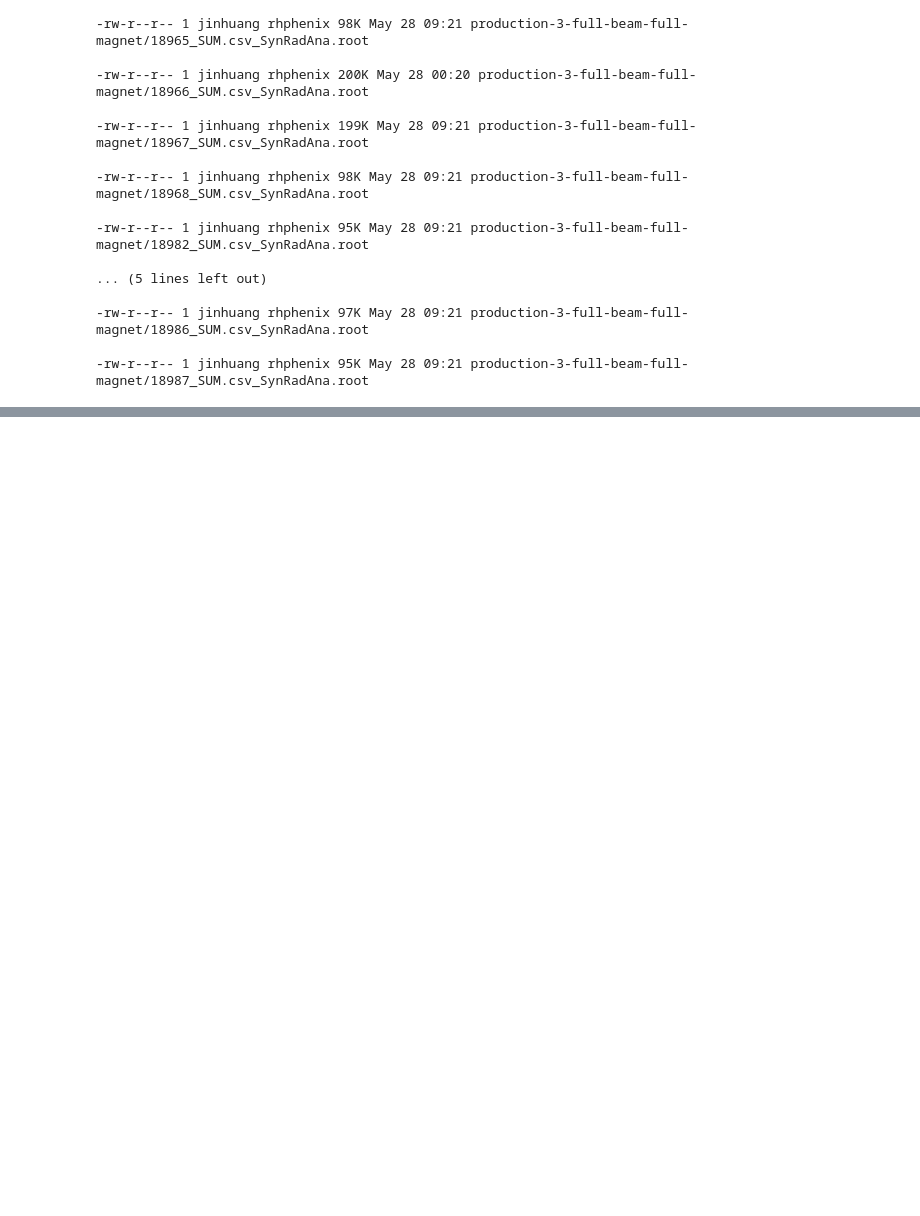
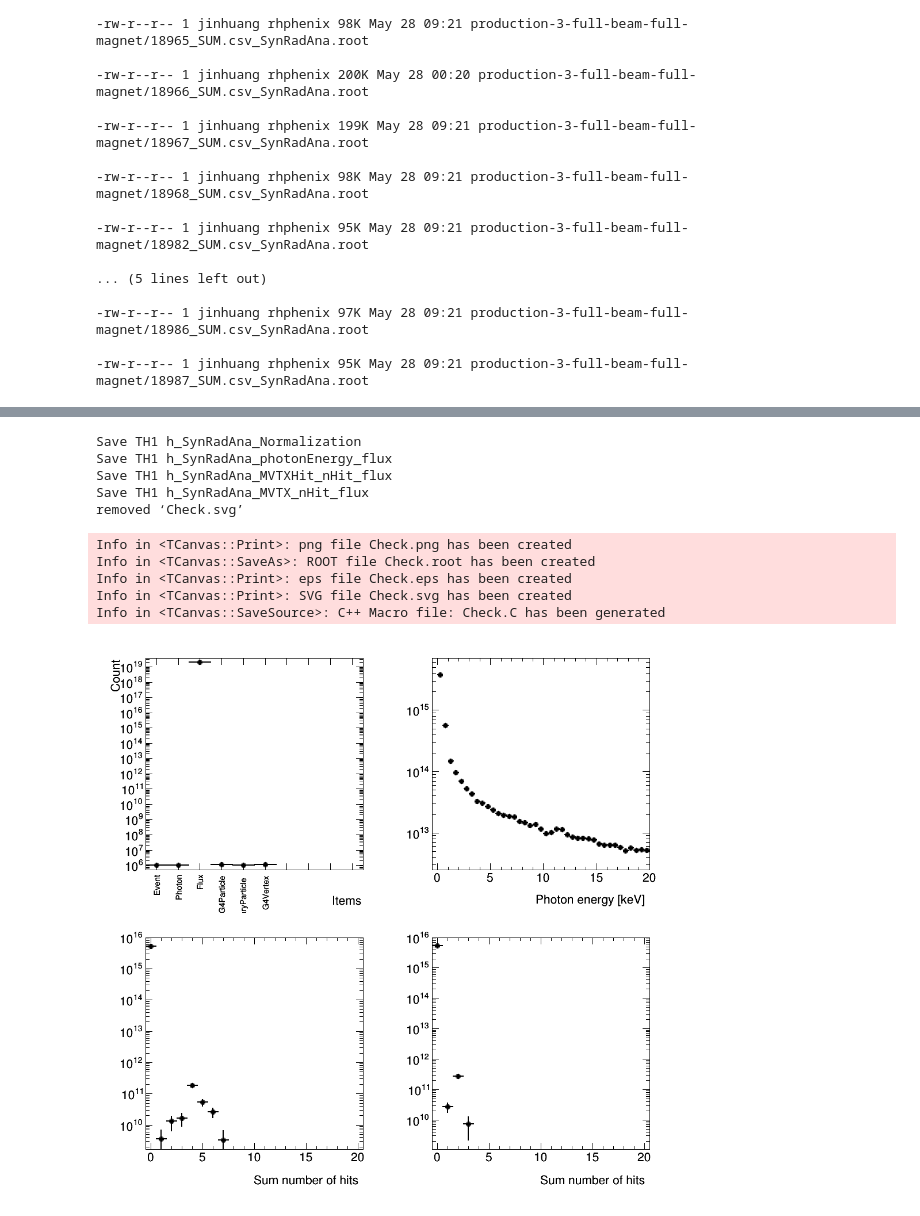
Before and after one commit to blackcathj/SynRad, a Jupyter notebook: RateCalculation.ipynb, the cells around one changed output, grey strips where cells are left out. Cells and saved outputs as stored; diff of their text form; code cells hidden in the pictures; blank space fills up the shorter version.

```diff
--- a/RateCalculation.ipynb
+++ b/RateCalculation.ipynb
@@ -145,0 +197,11 @@ Warning in <TCanvas::Constructor>: Deleting canvas with same name: Check
+# %%
+facet = 18966
+
+joint_file = os.path.join(base_dir, f'{facet}_SUM.csv_SynRadAna.root')
+facet_flux_noarmlized = df_facets.loc[facet,'Flux']
+facet_phi_ave = df_facets.loc[facet,'Phi']
+
+root_file = ROOT.TFile.Open(joint_file)
+h_SynRadAna_Normalization = root_file.Get('h_SynRadAna_Normalization')
+facet_flux_noarmlization_scale = facet_flux_noarmlized / h_SynRadAna_Normalization.GetBinContent(3);
+print(f'Facet {facet} scale = {facet_flux_noarmlization_scale:.2e} @ phi = {facet_phi_ave:.2f}')
@@ -145,0 +222,65 @@ Warning in <TCanvas::Constructor>: Deleting canvas with same name: Check
+# %%
+c1 = ROOT.TCanvas( 'Check', 'Check', 1000, 1000)
+c1.Divide(2, 2);
+idx = 1;
+
+p = c1.cd(idx);
+idx = idx + 1;
+c1.Update();
+p.SetLogy();
+
+h_SynRadAna_Normalization.Draw();
+
+
+p = c1.cd(idx);
+idx = idx + 1;
+c1.Update();
+p.SetLogy();
+
+h_SynRadAna_photonEnergy = root_file.Get('h_SynRadAna_photonEnergy')
+h_SynRadAna_photonEnergy_flux = h_SynRadAna_photonEnergy.ProjectionX('h_SynRadAna_photonEnergy_flux',1,1)
+h_SynRadAna_photonEnergy_flux.Scale(facet_flux_noarmlization_scale);
+h_SynRadAna_photonEnergy_flux.Rebin(10)
+h_SynRadAna_photonEnergy_flux.GetXaxis().SetRangeUser(-.5,20);
+h_SynRadAna_photonEnergy_flux.Draw();
+
+
+p = c1.cd(idx);
+idx = idx + 1;
+c1.Update();
+p.SetLogy();
+
+h_SynRadAna_MVTXHit_nHit = root_file.Get('h_SynRadAna_MVTXHit_nHit')
+h_SynRadAna_MVTXHit_nHit_flux = h_SynRadAna_MVTXHit_nHit.ProjectionX('h_SynRadAna_MVTXHit_nHit_flux',1,1)
+h_SynRadAna_MVTXHit_nHit_flux.Scale(facet_flux_noarmlization_scale);
+h_SynRadAna_MVTXHit_nHit_flux.GetXaxis().SetRangeUser(-.5,20);
+h_SynRadAna_MVTXHit_nHit_flux.Draw();
+
+
+p = c1.cd(idx);
+idx = idx + 1;
+c1.Update();
+p.SetLogy();
+
+h_SynRadAna_MVTX_nHit = root_file.Get('h_SynRadAna_MVTX_nHit')
+h_SynRadAna_MVTX_nHit_flux = h_SynRadAna_MVTX_nHit.ProjectionX('h_SynRadAna_MVTX_nHit_flux',1,1)
+h_SynRadAna_MVTX_nHit_flux.Scale(facet_flux_noarmlization_scale);
+h_SynRadAna_MVTX_nHit_flux.GetXaxis().SetRangeUser(-.5,20);
+h_SynRadAna_MVTX_nHit_flux.Draw();
+
+c1.Draw()
+
+
+ROOT.SaveCanvas(c1,f'', True);
+# %% [output]
+Save TH1 h_SynRadAna_Normalization
+Save TH1 h_SynRadAna_photonEnergy_flux
+Save TH1 h_SynRadAna_MVTXHit_nHit_flux
+Save TH1 h_SynRadAna_MVTX_nHit_flux
+removed ‘Check.svg’
+Info in <TCanvas::Print>: png file Check.png has been created
+Info in <TCanvas::SaveAs>: ROOT file Check.root has been created
+Info in <TCanvas::Print>: eps file Check.eps has been created
+Info in <TCanvas::Print>: SVG file Check.svg has been created
+Info in <TCanvas::SaveSource>: C++ Macro file: Check.C has been generated
+[figure, added]
```
Also changed, not shown: parts of 16 cells of this notebook, 5 other files.
